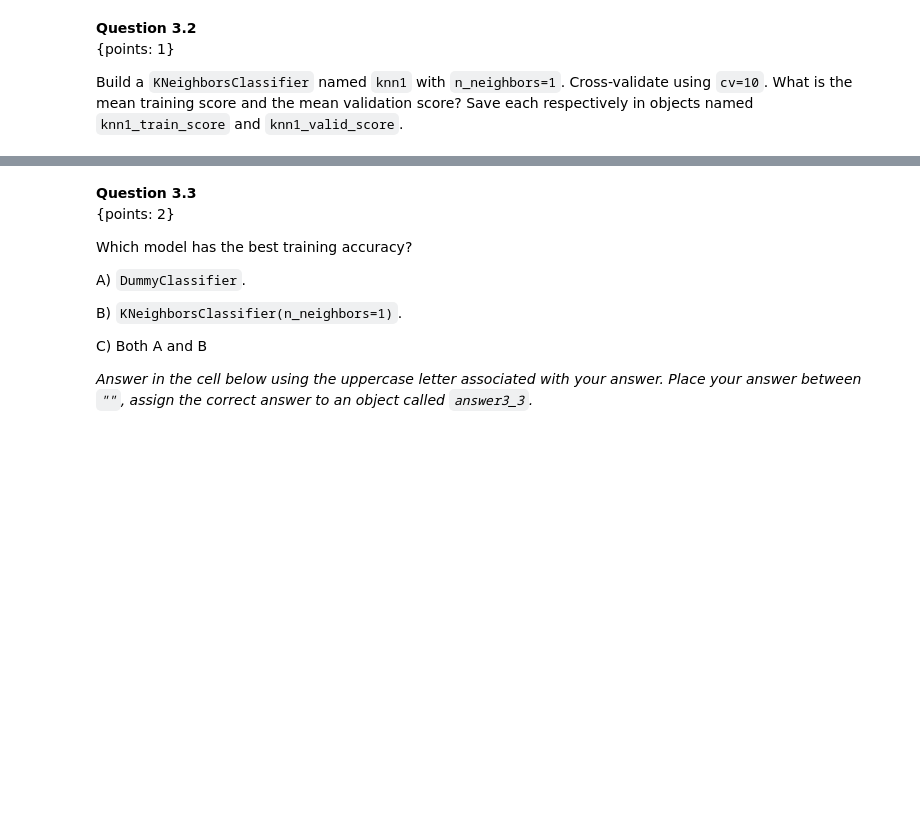
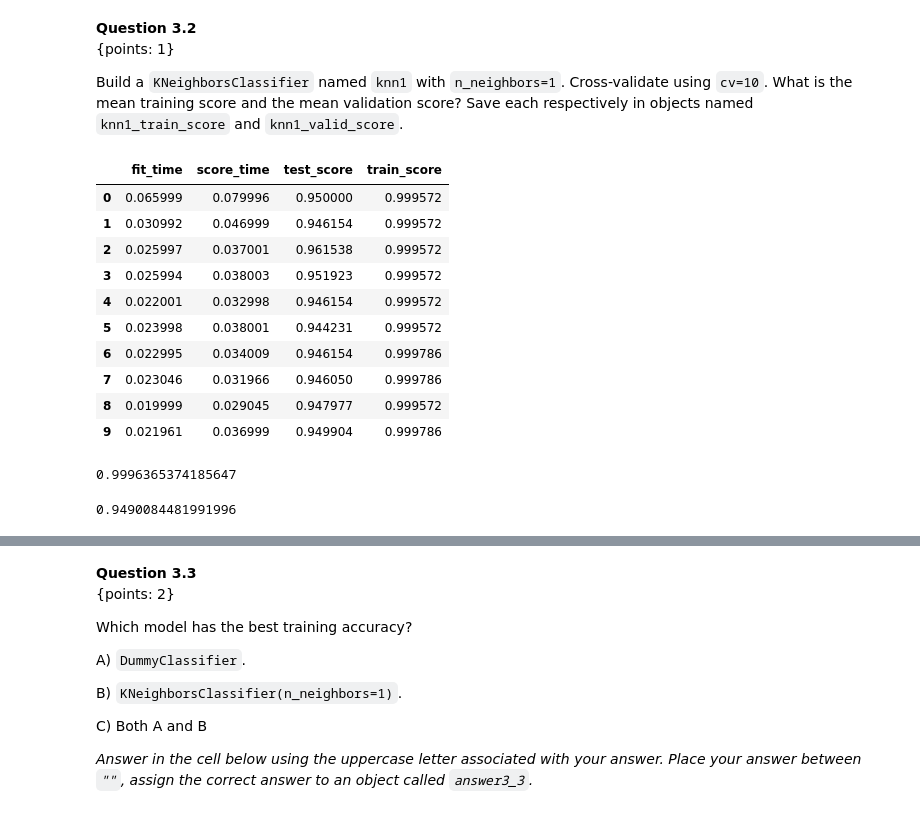
Before and after one commit to Dipto9999/intro-ml-students, a Jupyter notebook: release/assignment4/assignment4.ipynb, the cells around one changed output, grey strips where cells are left out. Cells and saved outputs as stored; diff of their text form; code cells hidden in the pictures; blank space fills up the shorter version.

```diff
--- a/release/assignment4/assignment4.ipynb
+++ b/release/assignment4/assignment4.ipynb
@@ -328 +375,26 @@ print(knn1_valid_score)
+# %%
+knn_df = pd.DataFrame(cv_model)
+display(knn_df)
+# %% [output]
+|  | fit_time | score_time | test_score | train_score |
+| 0 | 0.065999 | 0.079996 | 0.950000 | 0.999572 |
+| 1 | 0.030992 | 0.046999 | 0.946154 | 0.999572 |
+| 2 | 0.025997 | 0.037001 | 0.961538 | 0.999572 |
+| 3 | 0.025994 | 0.038003 | 0.951923 | 0.999572 |
+| 4 | 0.022001 | 0.032998 | 0.946154 | 0.999572 |
+| 5 | 0.023998 | 0.038001 | 0.944231 | 0.999572 |
+| 6 | 0.022995 | 0.034009 | 0.946154 | 0.999786 |
+| 7 | 0.023046 | 0.031966 | 0.946050 | 0.999786 |
+| 8 | 0.019999 | 0.029045 | 0.947977 | 0.999572 |
+| 9 | 0.021961 | 0.036999 | 0.949904 | 0.999786 |
+# %%
+knn1_train_score = knn_df['train_score'].mean()
+print(knn1_train_score)
+# %% [output]
+0.9996365374185647
+# %%
+knn1_valid_score = knn_df['test_score'].mean()
+print(knn1_valid_score)
+# %% [output]
+0.9490084481991996
 # %%
```
Also changed, not shown: parts of 85 cells of this notebook, 1 other file.
